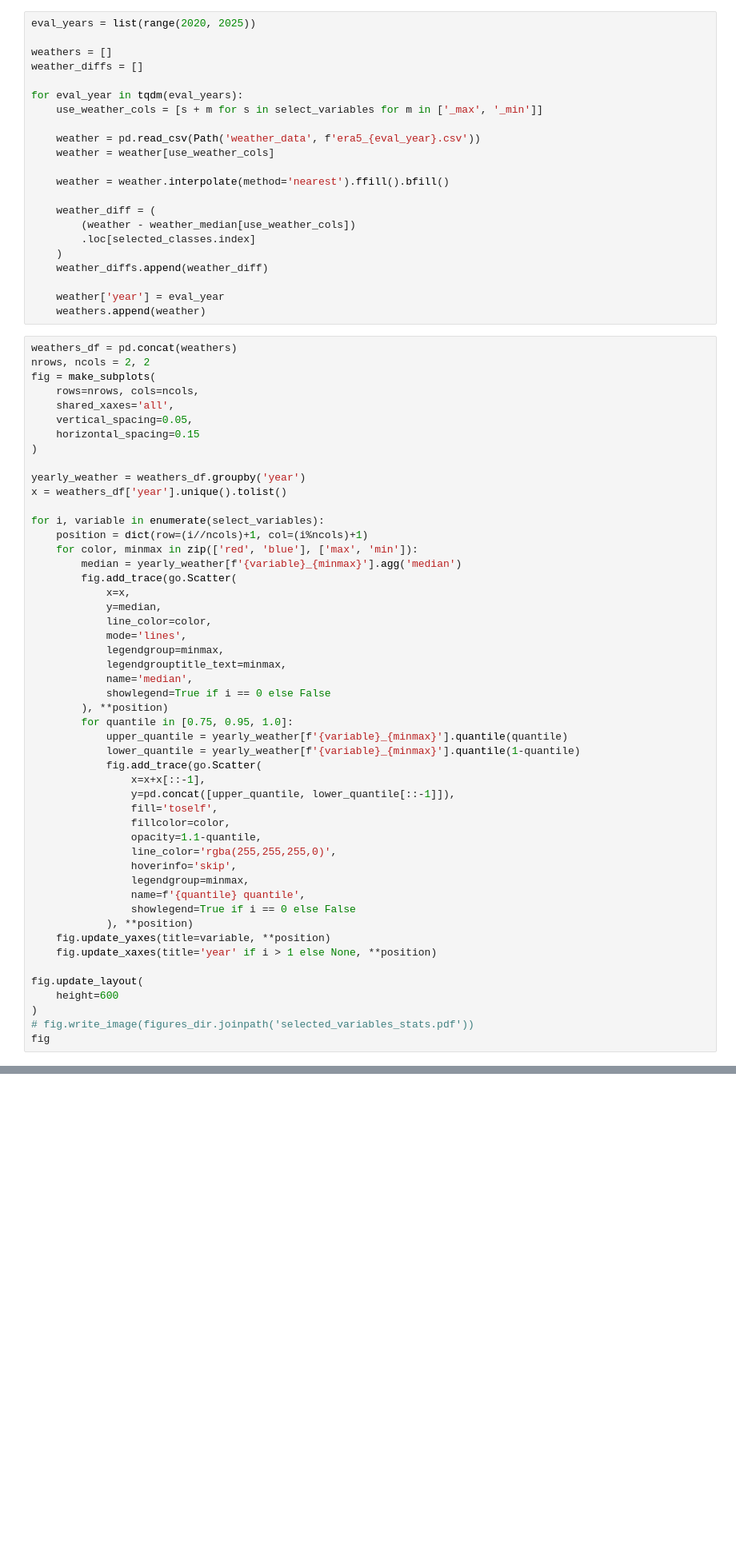
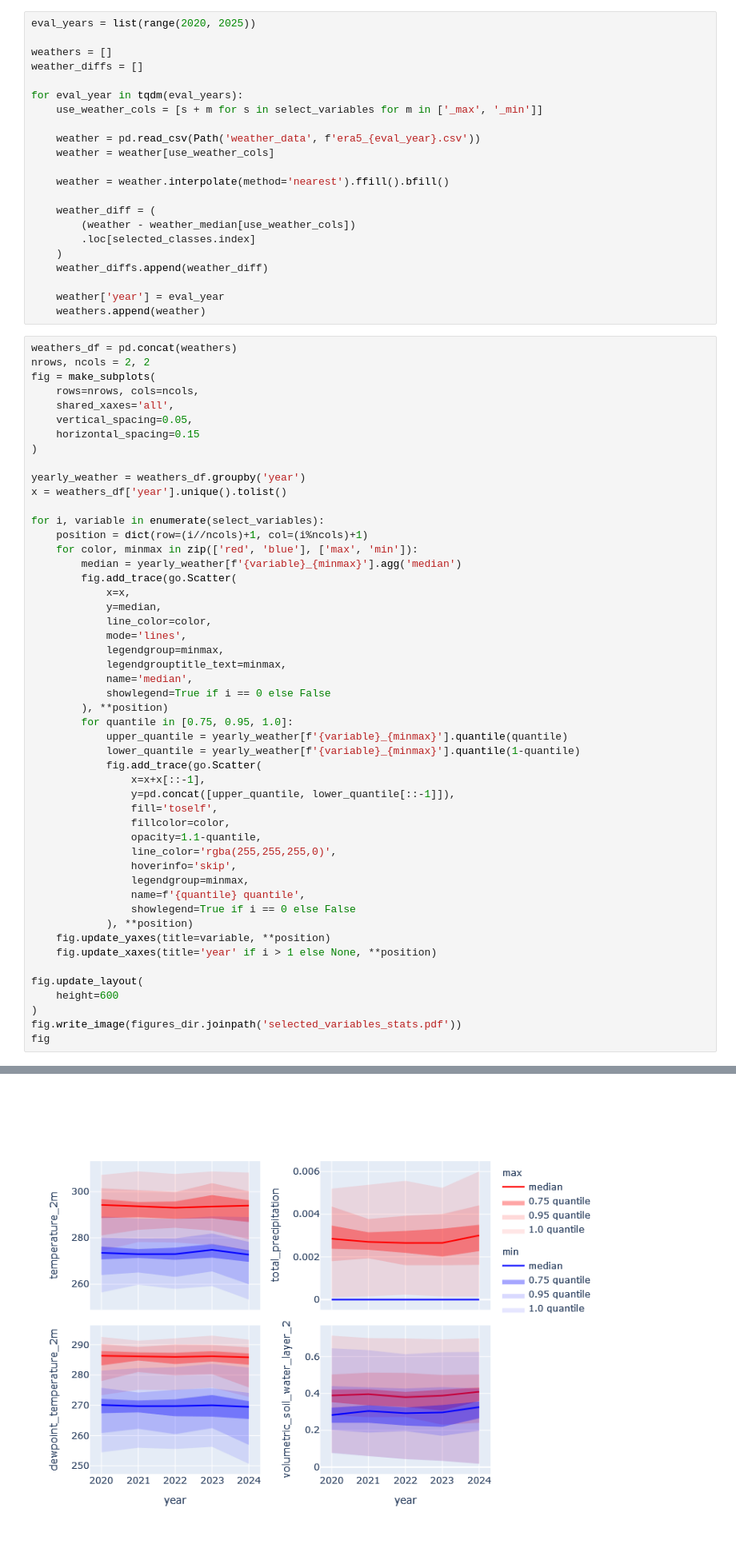
Before and after one commit to pj097/ClimateForestModeling, a Jupyter notebook: climate.ipynb, the cells around one changed output, grey strips where cells are left out. Shown at 80% size. Cells and saved outputs as stored; diff of their text form; blank space fills up the shorter version.

```diff
--- a/climate.ipynb
+++ b/climate.ipynb
@@ -134,6 +133,6 @@ for i, variable in enumerate(select_variables):
 fig.update_layout(
     height=600
 )
-# fig.write_image(figures_dir.joinpath('selected_variables_stats.pdf'))
+fig.write_image(figures_dir.joinpath('selected_variables_stats.pdf'))
 fig
 # %% [output]
@@ -141,3 +139,4 @@ fig
+[figure, added]
 # %%
 corrs = []
 
```
Also changed, not shown: parts of 4 cells of this notebook, 21 other files.
